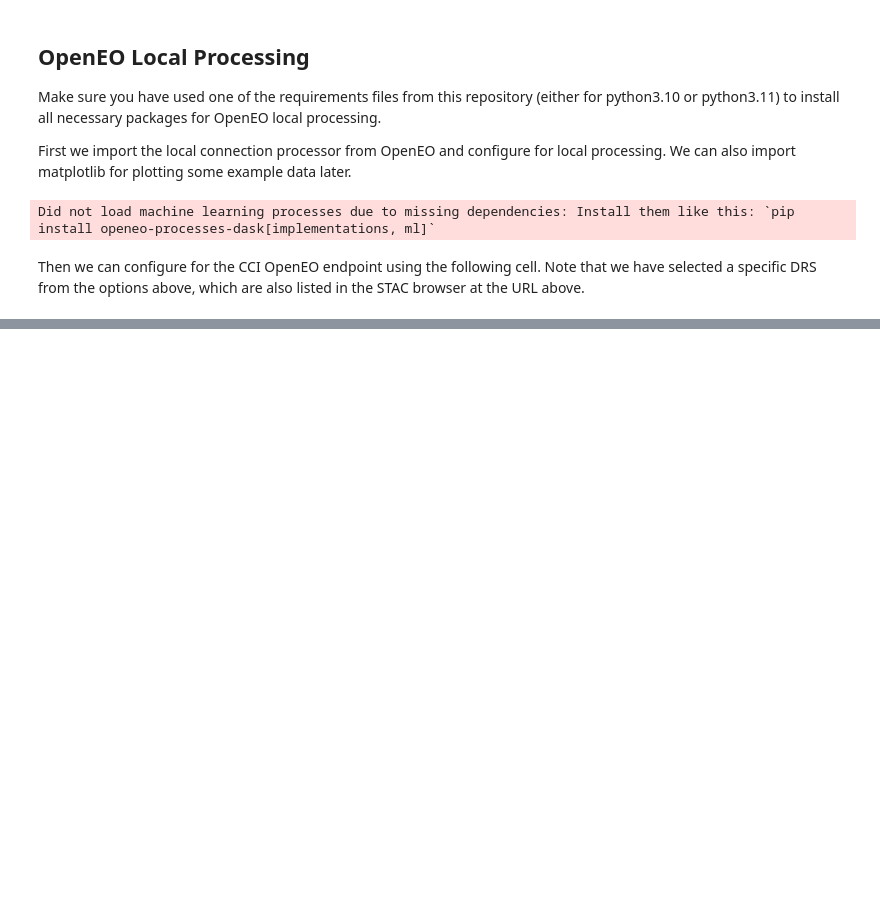
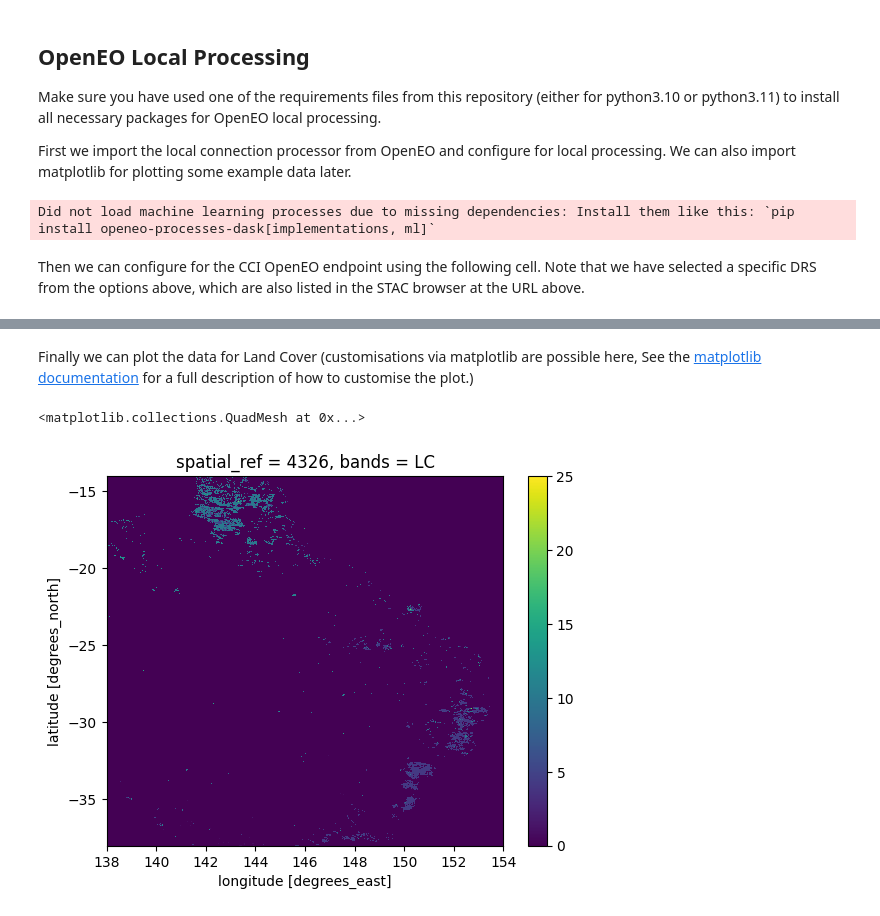
Before and after one commit to esa-cci/odp-demonstrators, a Jupyter notebook: OpenEO/openeo_fire.ipynb, the cells around one changed output, grey strips where cells are left out. Drawn from its saved outputs; the diff is of its cells as text; code cells hidden in the pictures; blank space fills up the shorter version.

Commit message:
Added plot example

```diff
--- a/OpenEO/openeo_fire.ipynb
+++ b/OpenEO/openeo_fire.ipynb
@@ -70,0 +82,3 @@ Attributes: (0)
+# %%
+fire = dataset.sel(bands='LC').mean(dim='time')
+fire
@@ -70,0 +109,7 @@ Attributes: (0)
+# %% [markdown]
+Finally we can plot the data for Land Cover (customisations via matplotlib are possible here, See the [matplotlib documentation](https://matplotlib.org/stable/api/_as_gen/matplotlib.axes.Axes.html) for a full description of how to customise the plot.)
+# %%
+fire.plot()
+# %% [output]
+<matplotlib.collections.QuadMesh at 0x...>
+[figure, added]
```
Also changed, not shown: parts of 5 cells of this notebook.
